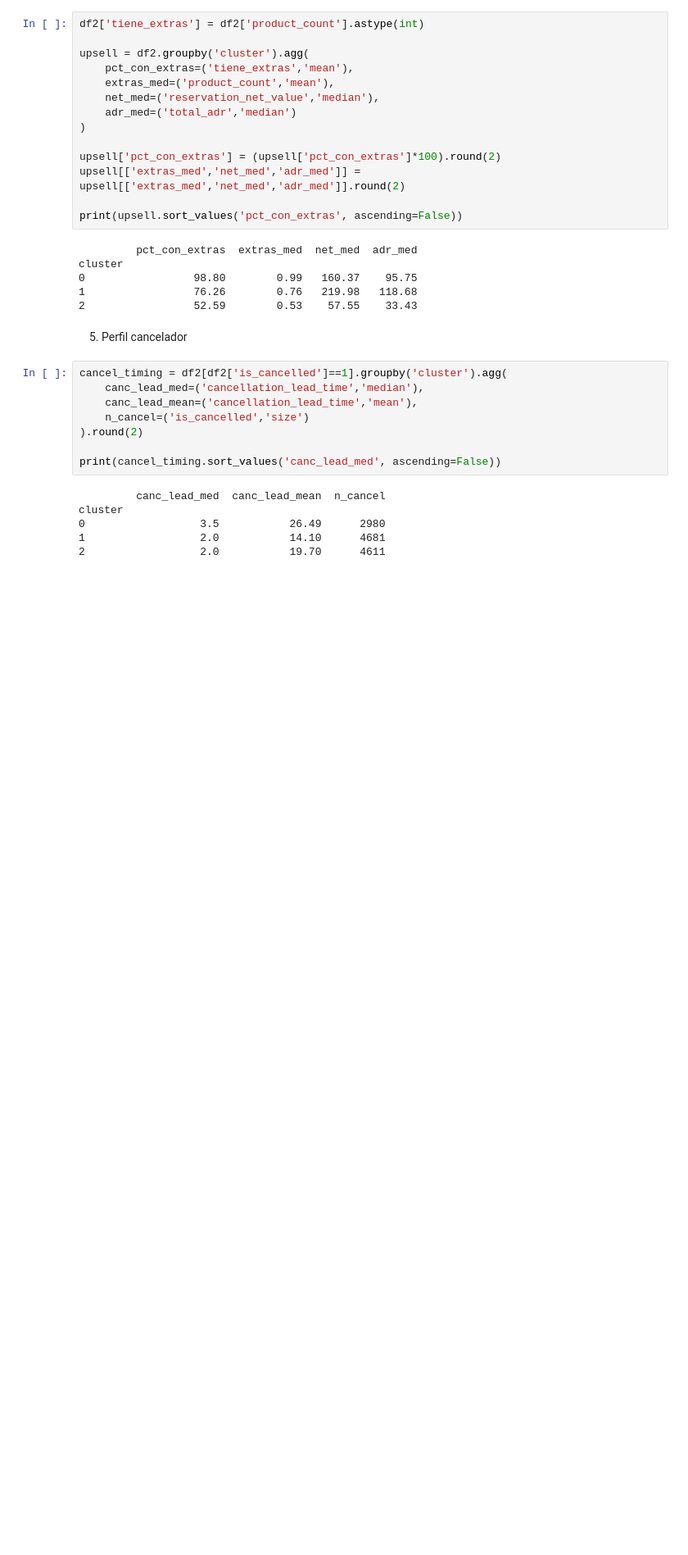
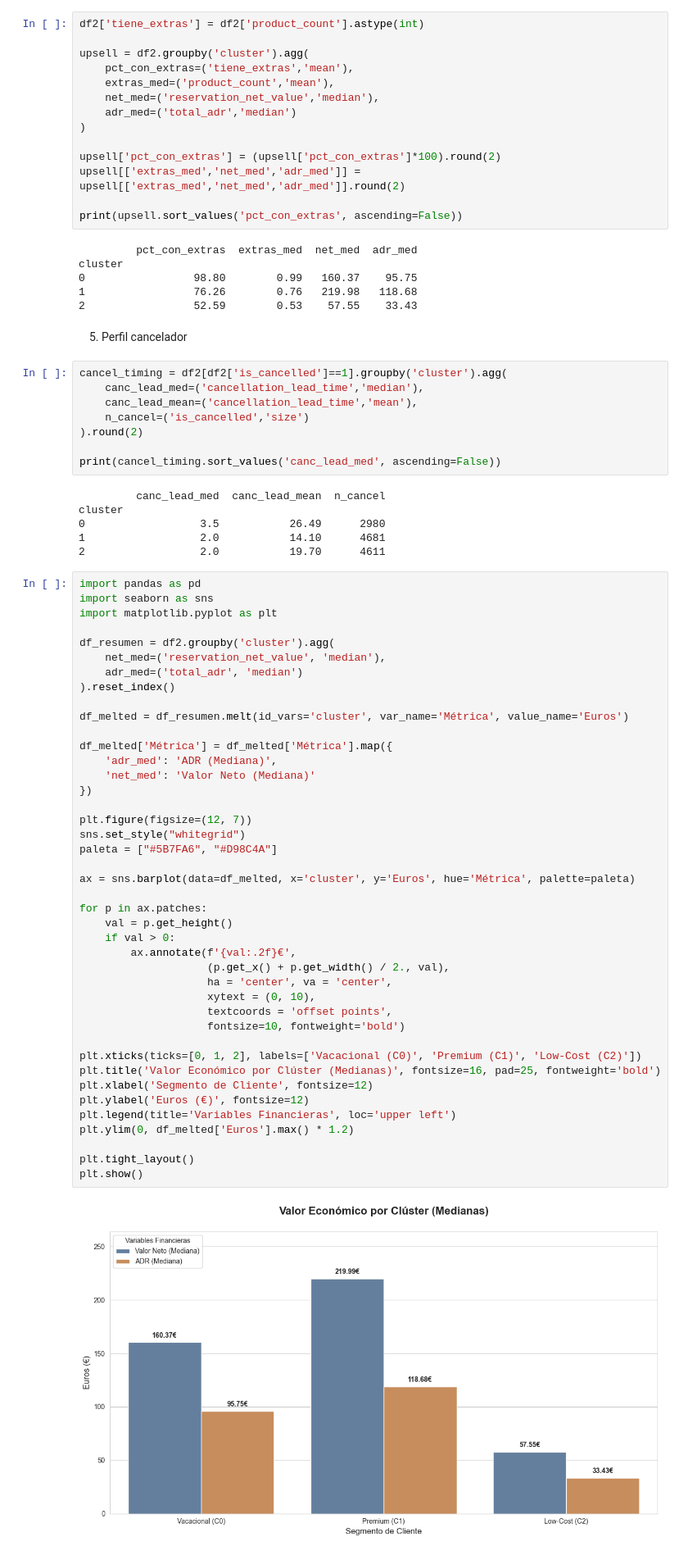
Before and after one commit to javierllorenteMon/RETO_06_VerdeOSCURO, a Jupyter notebook: 07-Clustering.ipynb, the cells around one changed output. Shown at 82% size. Cells and saved outputs as stored; diff of their text form; blank space fills up the shorter version.

```diff
--- a/07-Clustering.ipynb
+++ b/07-Clustering.ipynb
@@ -482,3 +482,47 @@ cluster
 0                  3.5           26.49      2980
 1                  2.0           14.10      4681
 2                  2.0           19.70      4611
+# %%
+import pandas as pd
+import seaborn as sns
+import matplotlib.pyplot as plt
+
+df_resumen = df2.groupby('cluster').agg(
+    net_med=('reservation_net_value', 'median'),
+    adr_med=('total_adr', 'median')
+).reset_index()
+
+df_melted = df_resumen.melt(id_vars='cluster', var_name='Métrica', value_name='Euros')
+
+df_melted['Métrica'] = df_melted['Métrica'].map({
+    'adr_med': 'ADR (Mediana)',
+    'net_med': 'Valor Neto (Mediana)'
+})
+
+plt.figure(figsize=(12, 7))
+sns.set_style("whitegrid")
+paleta = ["#5B7FA6", "#D98C4A"]
+
+ax = sns.barplot(data=df_melted, x='cluster', y='Euros', hue='Métrica', palette=paleta)
+
+for p in ax.patches:
+    val = p.get_height()
+    if val > 0:
+        ax.annotate(f'{val:.2f}€',
+                    (p.get_x() + p.get_width() / 2., val),
+                    ha = 'center', va = 'center',
+                    xytext = (0, 10),
+                    textcoords = 'offset points',
+                    fontsize=10, fontweight='bold')
+
+plt.xticks(ticks=[0, 1, 2], labels=['Vacacional (C0)', 'Premium (C1)', 'Low-Cost (C2)'])
+plt.title('Valor Económico por Clúster (Medianas)', fontsize=16, pad=25, fontweight='bold')
+plt.xlabel('Segmento de Cliente', fontsize=12)
+plt.ylabel('Euros (€)', fontsize=12)
+plt.legend(title='Variables Financieras', loc='upper left')
+plt.ylim(0, df_melted['Euros'].max() * 1.2)
+
+plt.tight_layout()
+plt.show()
+# %% [output]
+[figure, added]
```
